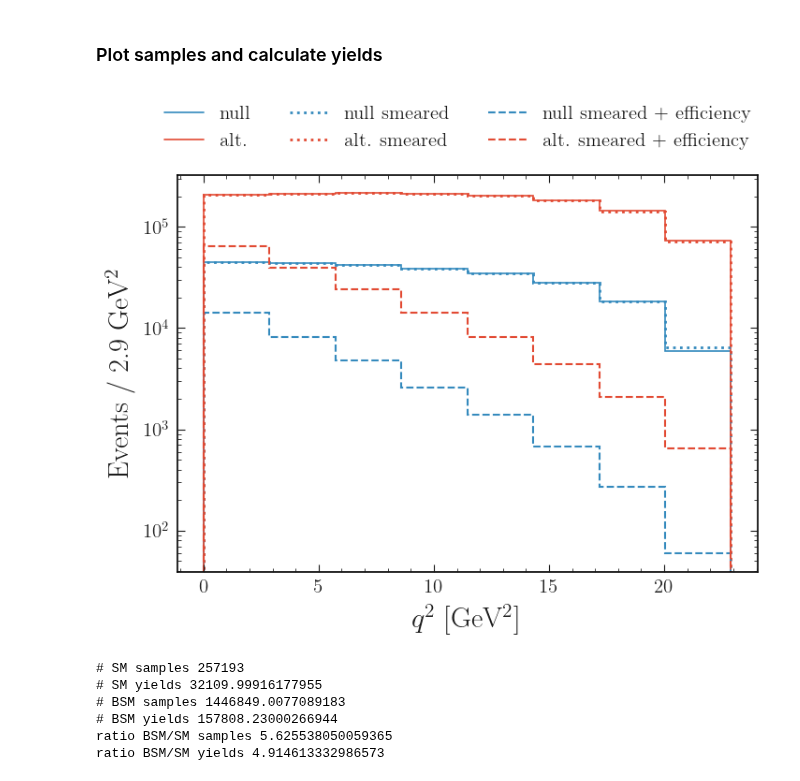
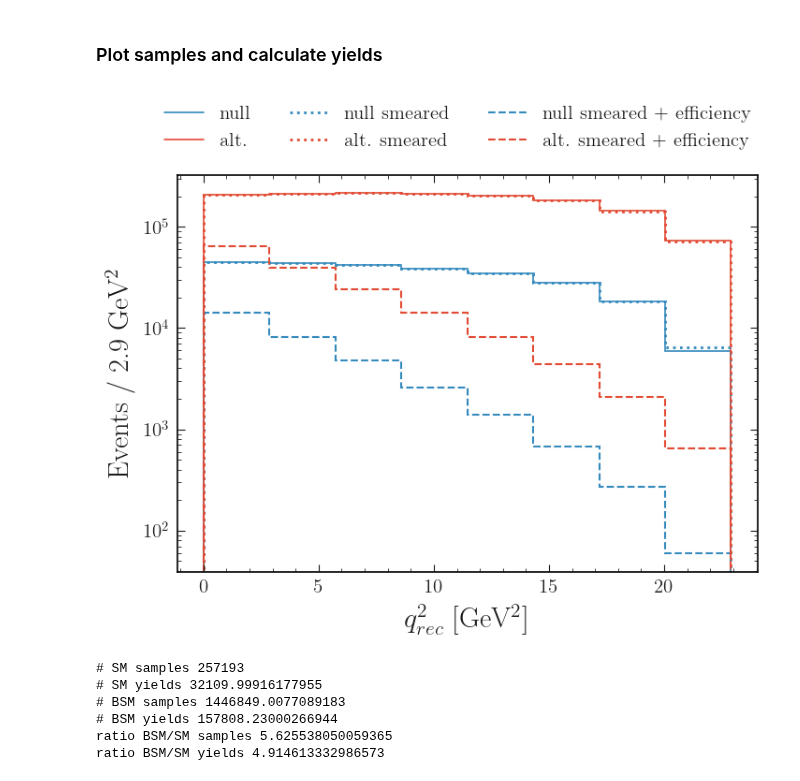
Before and after one commit to lorenzennio/redist, a Jupyter notebook: examples/knunu/knunu_model.ipynb, the cells around one changed output. Drawn from its saved outputs; the diff is of its cells as text; code cells hidden in the pictures.

```diff
--- a/examples/knunu/knunu_model.ipynb
+++ b/examples/knunu/knunu_model.ipynb
@@ -110,35 +110,35 @@ alt_samples_smeared = np.abs(alt_samples_smeared)
 null_binned = np.histogram(null_samples, binning)[0]
 alt_binned  = np.histogram(alt_samples,  binning)[0]
 
 null_smeared_binned = np.histogram(null_samples_smeared, binning)[0]
 alt_smeared_binned  = np.histogram(alt_samples_smeared,  binning)[0]
 
 null_yields = np.histogram(null_samples_smeared, binning, weights = efficiency(null_samples_smeared))[0]
 alt_yields  = np.histogram(alt_samples_smeared,  binning, weights = efficiency(alt_samples_smeared) )[0]
 
 fig, ax = plt.subplots(1,1, sharex=True)
 
 ax.stairs(null_binned, binning, color='C0', linewidth=1.2, linestyle='solid', label='null')
 ax.stairs(alt_binned,  binning, color='C1', linewidth=1.2, linestyle='solid', label='alt.')
 ax.stairs(null_smeared_binned, binning, color='C0', linewidth=2.0, linestyle='dotted', label='null smeared')
 ax.stairs(alt_smeared_binned,  binning, color='C1', linewidth=2.0, linestyle='dotted', label='alt. smeared')
 ax.stairs(null_yields, binning, label='null smeared + efficiency', color='C0', linewidth=1.5, linestyle='dashed')
 ax.stairs(alt_yields,  binning, label='alt. smeared + efficiency', color='C1', linewidth=1.5, linestyle='dashed')
 
-ax.set_xlabel(r'$q^2$ [GeV$^2$]')
+ax.set_xlabel(r'$q_{rec}^2$ [GeV$^2$]')
 ax.set_ylabel(r'Events / 2.9 GeV$^2$')
 
 ax.set_yscale('log')
 ax.set_yscale('log')
 
 fig.legend(loc='upper center', bbox_to_anchor=(0.5, 1.05), ncol=3)
 
 file = '../results/knunu_data_sets.pdf'
 plt.savefig(file)
 
 plt.show()
 # %% [output]
-[figure, old version]
+[figure, new version]
 # %%
 print('# SM samples', SMsamples)
 print('# SM yields', sum(null_yields))
```
Also changed, not shown: 2 other files.
